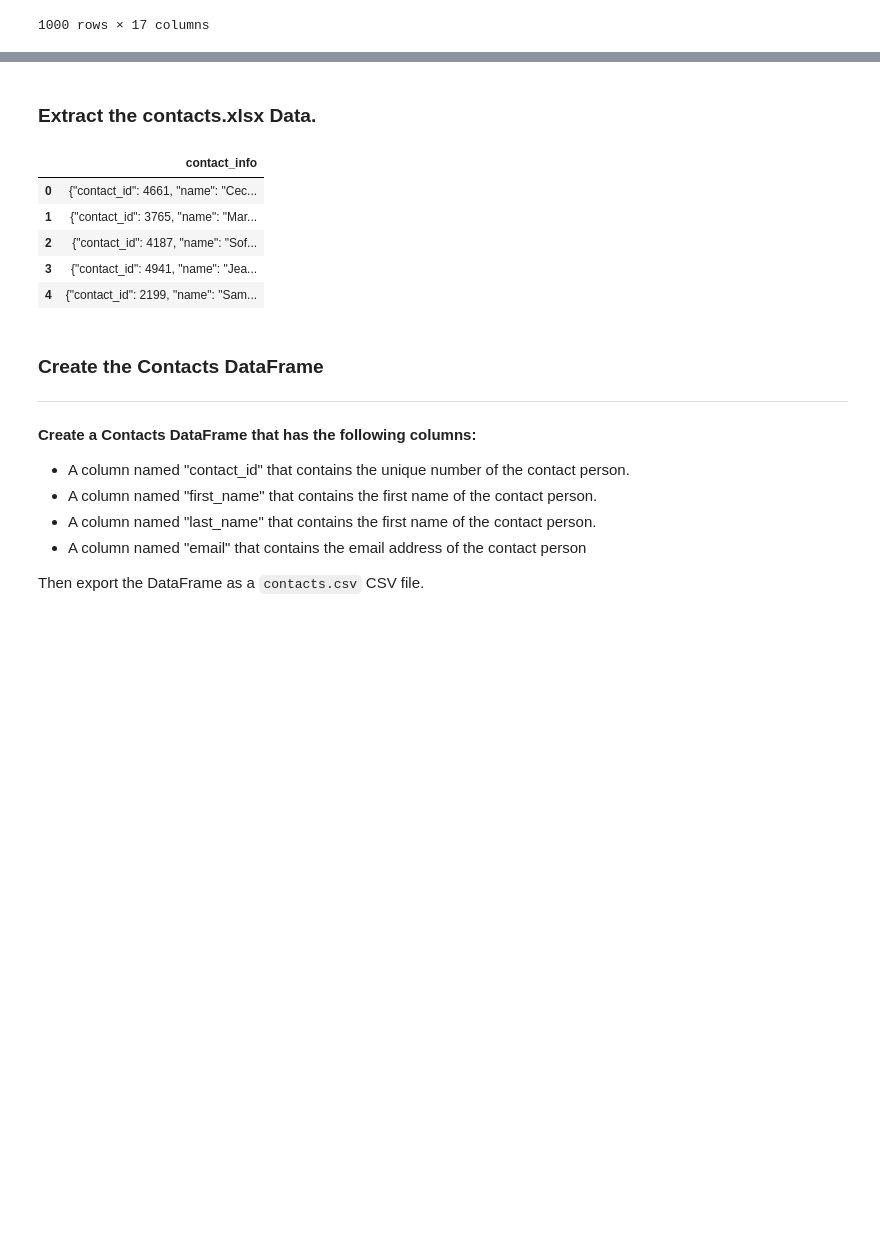
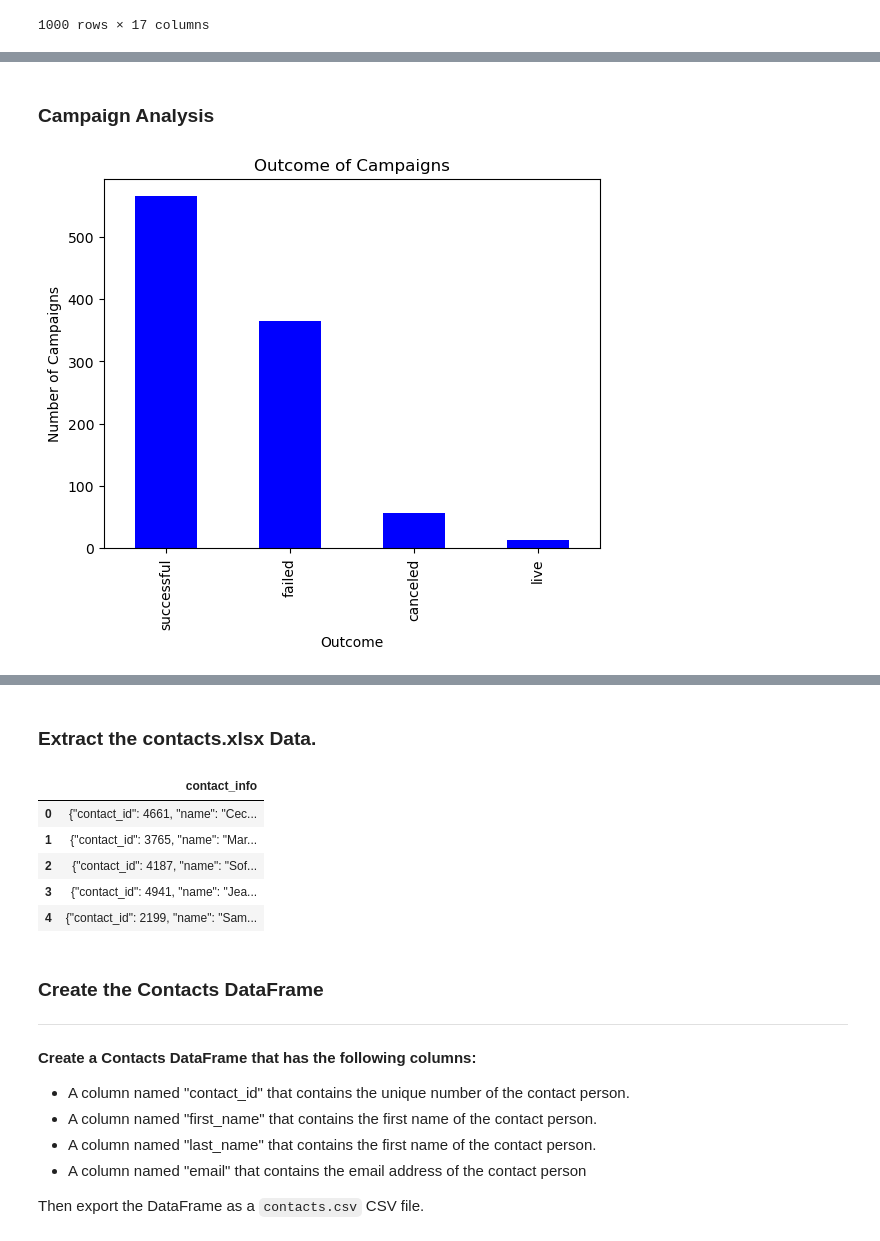
Before and after one commit to ai-bevo/Crowdfunding_ETL, a Jupyter notebook: ETL_Mini_Project_AIvey_KPollok_CSudhakar.ipynb, the cells around one changed output, grey strips where cells are left out. Saved outputs shown, nothing was run; the diff lists cells and outputs as text; code cells hidden in the pictures; blank space fills up the shorter version.

Commit message:
added plot analysis

```diff
--- a/ETL_Mini_Project_AIvey_KPollok_CSudhakar.ipynb
+++ b/ETL_Mini_Project_AIvey_KPollok_CSudhakar.ipynb
@@ -309,3 +310,15 @@ campaign_cleaned.head()
 | 2 | 873 | 2067 | Stewart LLC | Cloned bi-directional architecture | 1300.0 | 12047.0 | successful | 113 | US | ... |
 | 3 | 2568 | 5989 | Castillo-Carey | Cross-platform solution-oriented ... | 142400.0 | 21307.0 | failed | 296 | US | ... |
 | 4 | 1211 | 3307 | Wright, Hartman and Yu | User-friendly tertiary array | 3300.0 | 12437.0 | successful | 131 | US | ... |
+# %% [markdown]
+### Campaign Analysis
+# %%
+# plot bar chart for successful and failed campaigns
+outcome_count = campaign_cleaned['outcome'].value_counts()
+outcome_count.plot(kind='bar', color='blue')
+plt.title('Outcome of Campaigns')
+plt.xlabel('Outcome')
+plt.ylabel('Number of Campaigns')
+plt.show()
+# %% [output]
+[figure, added]
```
Also changed, not shown: parts of 5 cells of this notebook.
